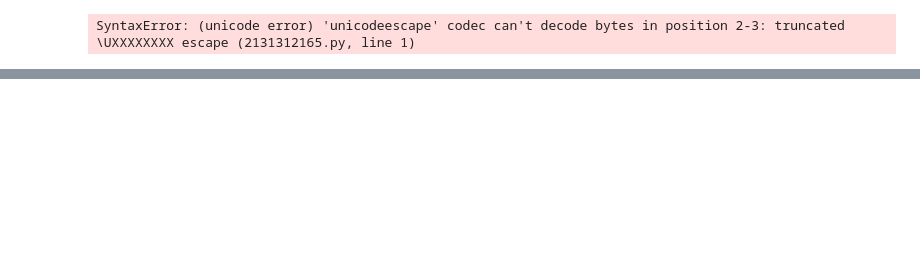
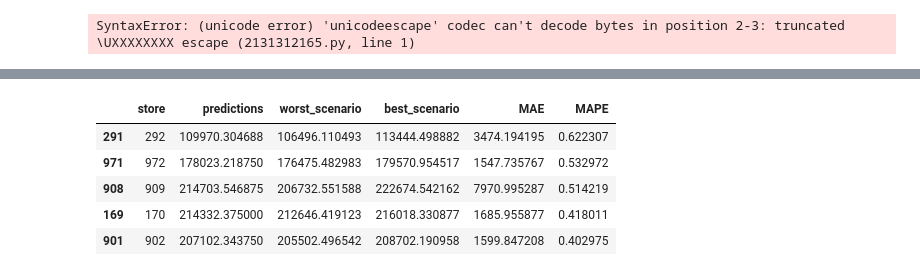
Before and after one commit to Raoni-Silva/DS-Em-Producao, a Jupyter notebook: m07_v01_store_sales_prediction.ipynb, the cells around one changed output, grey strips where cells are left out. Saved outputs shown, nothing was run; the diff lists cells and outputs as text; code cells hidden in the pictures; blank space fills up the shorter version.

```diff
--- a/m07_v01_store_sales_prediction.ipynb
+++ b/m07_v01_store_sales_prediction.ipynb
@@ -1337,0 +1352,9 @@ mpe
+# %%
+df92.sort_values( 'MAPE', ascending=False ).head()
+# %% [output]
+|  | store | predictions | worst_scenario | best_scenario | MAE | MAPE |
+| 291 | 292 | 109970.304688 | 106496.110493 | 113444.498882 | 3474.194195 | 0.622307 |
+| 971 | 972 | 178023.218750 | 176475.482983 | 179570.954517 | 1547.735767 | 0.532972 |
+| 908 | 909 | 214703.546875 | 206732.551588 | 222674.542162 | 7970.995287 | 0.514219 |
+| 169 | 170 | 214332.375000 | 212646.419123 | 216018.330877 | 1685.955877 | 0.418011 |
+| 901 | 902 | 207102.343750 | 205502.496542 | 208702.190958 | 1599.847208 | 0.402975 |
```
Also changed, not shown: parts of 13 cells of this notebook.
